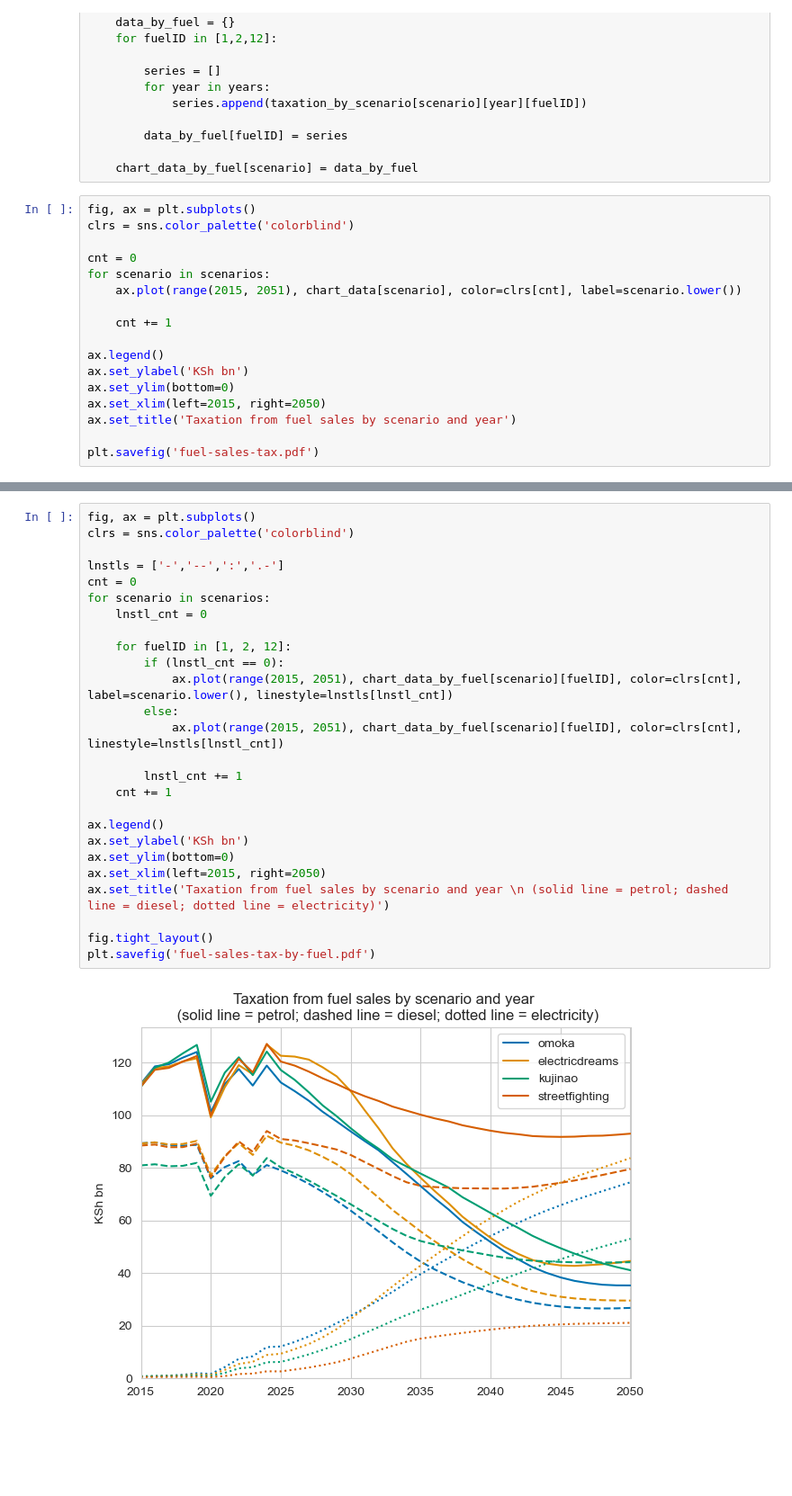
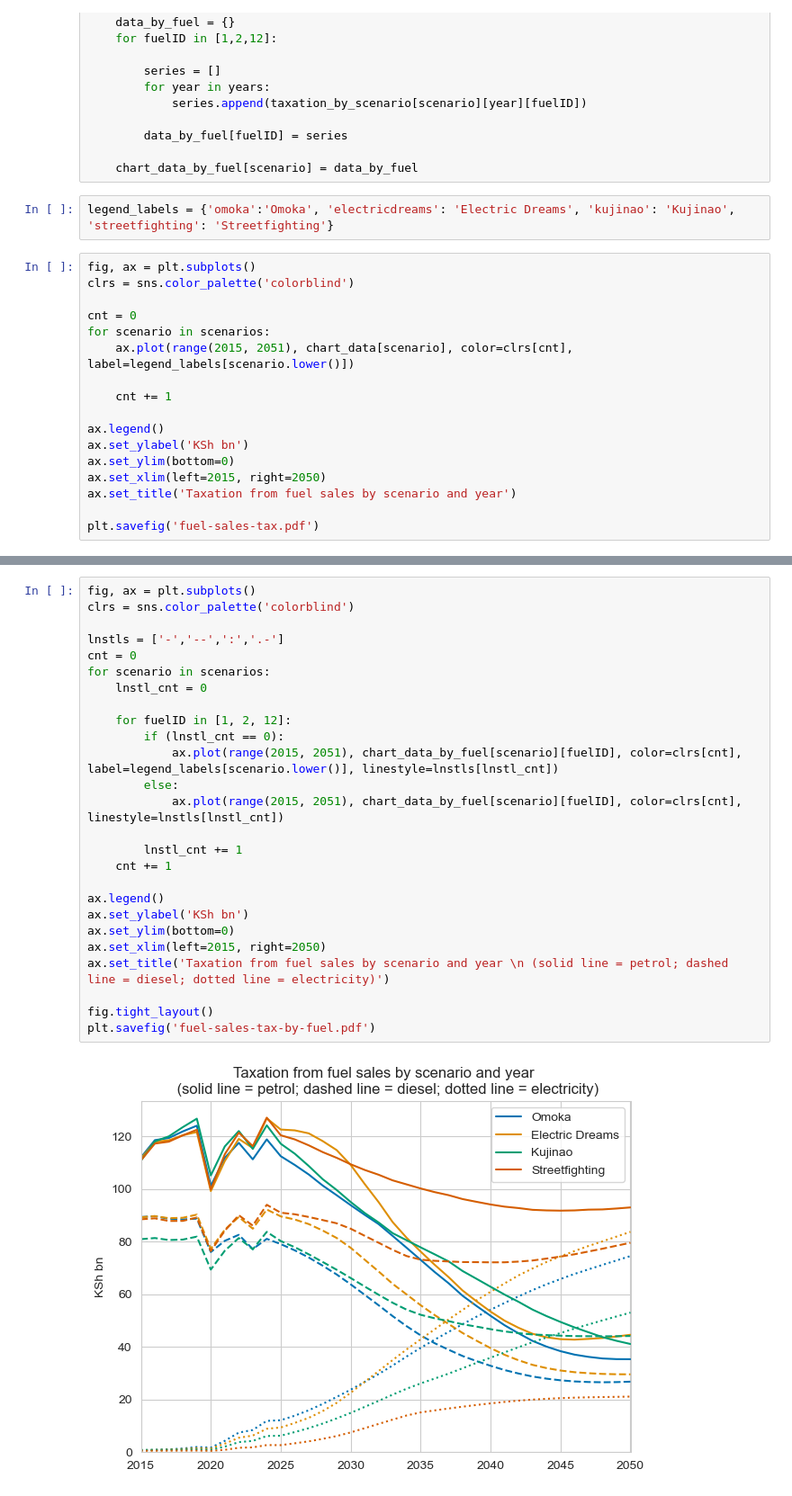
Before and after one commit to jamesjhdixon/TEAM-Kenya, a Jupyter notebook: plots/fuel_taxation.ipynb, the cells around one changed output, grey strips where cells are left out. Shown at 90% size. Saved outputs shown, nothing was run; the diff lists cells and outputs as text; blank space fills up the shorter version.

```diff
--- a/plots/fuel_taxation.ipynb
+++ b/plots/fuel_taxation.ipynb
@@ -71,13 +71,15 @@ for scenario in scenarios:
         data_by_fuel[fuelID] = series
 
     chart_data_by_fuel[scenario] = data_by_fuel
+# %%
+legend_labels = {'omoka':'Omoka', 'electricdreams': 'Electric Dreams', 'kujinao': 'Kujinao', 'streetfighting': 'Streetfighting'}
 # %%
 fig, ax = plt.subplots()
 clrs = sns.color_palette('colorblind')
 
 cnt = 0
 for scenario in scenarios:
-    ax.plot(range(2015, 2051), chart_data[scenario], color=clrs[cnt], label=scenario.lower())
+    ax.plot(range(2015, 2051), chart_data[scenario], color=clrs[cnt], label=legend_labels[scenario.lower()])
 
     cnt += 1
 
@@ -93,28 +95,28 @@ plt.savefig('fuel-sales-tax.pdf')
 # %%
 fig, ax = plt.subplots()
 clrs = sns.color_palette('colorblind')
 
 lnstls = ['-','--',':','.-']
 cnt = 0
 for scenario in scenarios:
     lnstl_cnt = 0
 
     for fuelID in [1, 2, 12]:
         if (lnstl_cnt == 0):
-            ax.plot(range(2015, 2051), chart_data_by_fuel[scenario][fuelID], color=clrs[cnt], label=scenario.lower(), linestyle=lnstls[lnstl_cnt])
+            ax.plot(range(2015, 2051), chart_data_by_fuel[scenario][fuelID], color=clrs[cnt], label=legend_labels[scenario.lower()], linestyle=lnstls[lnstl_cnt])
         else:
             ax.plot(range(2015, 2051), chart_data_by_fuel[scenario][fuelID], color=clrs[cnt], linestyle=lnstls[lnstl_cnt])
 
         lnstl_cnt += 1
     cnt += 1
 
 ax.legend()
 ax.set_ylabel('KSh bn')
 ax.set_ylim(bottom=0)
 ax.set_xlim(left=2015, right=2050)
 ax.set_title('Taxation from fuel sales by scenario and year \n (solid line = petrol; dashed line = diesel; dotted line = electricity)')
 
 fig.tight_layout()
 plt.savefig('fuel-sales-tax-by-fuel.pdf')
 # %% [output]
-[figure, old version]
+[figure, new version]
```
Also changed, not shown: parts of 1 cell of this notebook, 19 other files.
